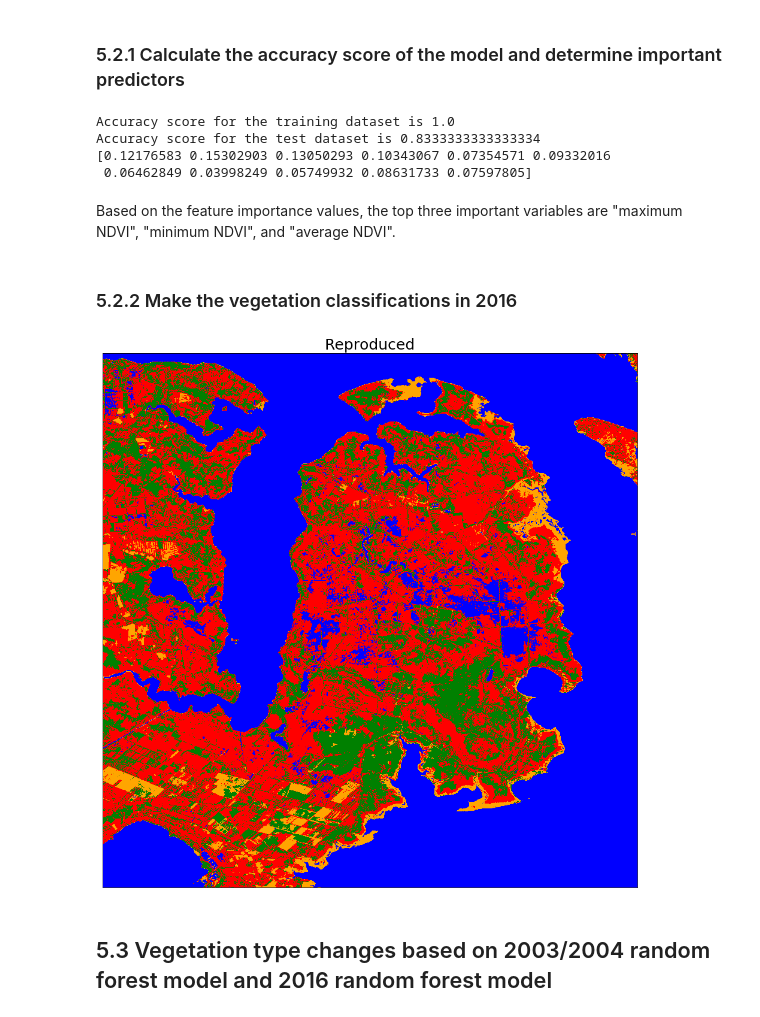
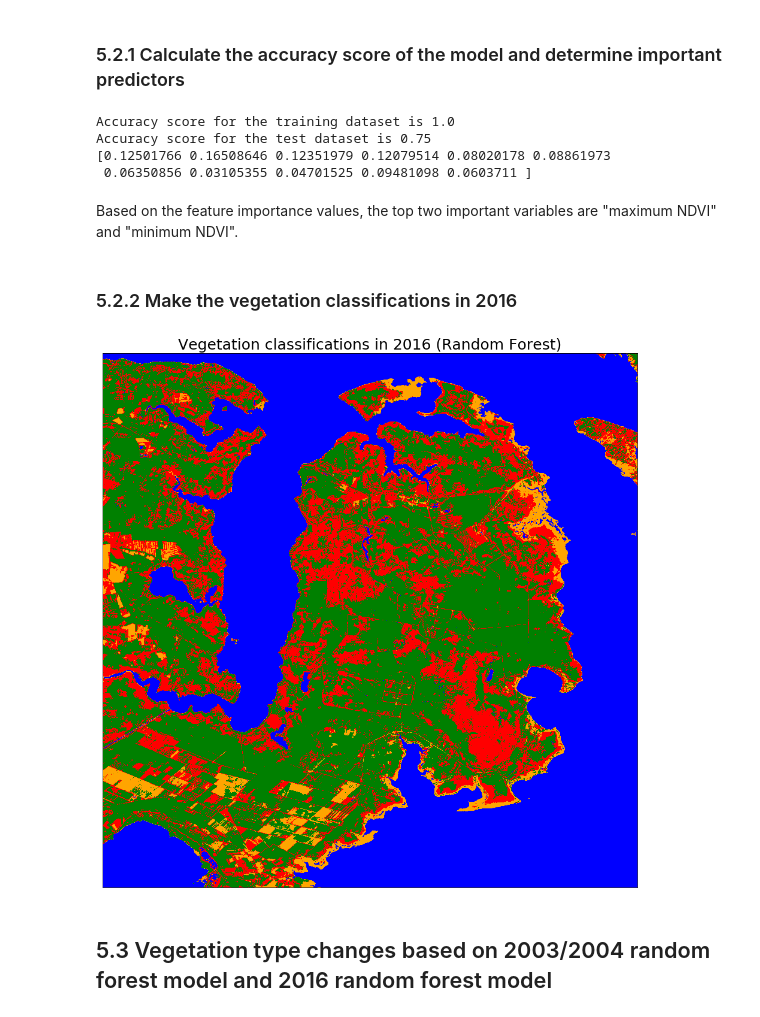
Before and after one commit to hkqcqq/CEE690, a Jupyter notebook: project.ipynb, the cells around one changed output. Cells and saved outputs as stored; diff of their text form; code cells hidden in the pictures.

```diff
--- a/project.ipynb
+++ b/project.ipynb
@@ -788,7 +793,14 @@ for i in range(len(row)):
     a = row[i]
     b = column[i]
     c = res2[a,b]
-    if c == veg[i]:
+    d = veg[i]
+    if (c == 1) and (d == 1):
+        right += 1
+    elif (c == 2) and (d == 4):
+        right += 1
+    elif (c == 3) and (d == 2):
+        right += 1
+    elif (c == 4) and (d == 3):
         right += 1
 print('Accuracy is:',right/len(veg))
 # %% [output]
@@ -910,11 +922,11 @@ print('Accuracy score for the test dataset is',clf2.score(Xv2,yv))
 print(clf2.feature_importances_)
 # %% [output]
 Accuracy score for the training dataset is 1.0
-Accuracy score for the test dataset is 0.8333333333333334
-[0.12176583 0.15302903 0.13050293 0.10343067 0.07354571 0.09332016
- 0.06462849 0.03998249 0.05749932 0.08631733 0.07597805]
+Accuracy score for the test dataset is 0.75
+[0.12501766 0.16508646 0.12351979 0.12079514 0.08020178 0.08861973
+ 0.06350856 0.03105355 0.04701525 0.09481098 0.0603711 ]
 # %% [markdown]
-Based on the feature importance values, the top three important variables are "maximum NDVI", "minimum NDVI", and "average NDVI".
+Based on the feature importance values, the top two important variables are "maximum NDVI" and "minimum NDVI".
 # %% [markdown]
 ### 5.2.2 Make the vegetation classifications in 2016
 # %%
@@ -929,19 +941,19 @@ Ypred2 = clf2.predict(Xval2)
 # %%
 from matplotlib.colors import ListedColormap, BoundaryNorm
 %matplotlib inline
 import matplotlib.pyplot as plt
 cmap = ListedColormap(['green','red', 'orange','blue'])
 bounds = [0.5,1.5,2.5,3.5,4.5]
 norm = BoundaryNorm(bounds, cmap.N)
 #Make the figure to compare the original to the reproduced
 plt.figure(figsize=(16,28))
-plt.title('Reproduced',fontsize=25)
+plt.title('Vegetation classifications in 2016 (Random Forest)',fontsize=25)
 plt.imshow(Ypred2.reshape(data2['avgNDVI_8'].shape),cmap=cmap,norm=norm)
 plt.xticks([])
 plt.yticks([])
 plt.show()
 # %% [output]
-[figure, old version]
+[figure, new version]
 # %%
 vegetation2 = Ypred2.reshape(data2['avgNDVI_8'].shape)
 np.save('./vegetation_type2.npy',vegetation2)
```
Also changed, not shown: parts of 14 cells of this notebook, 2 other files.
